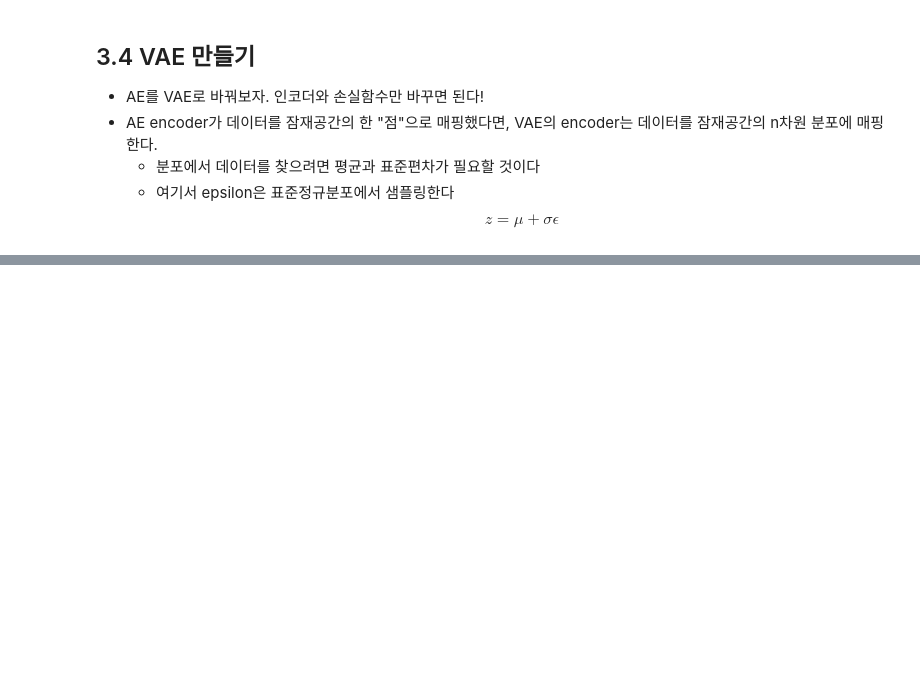
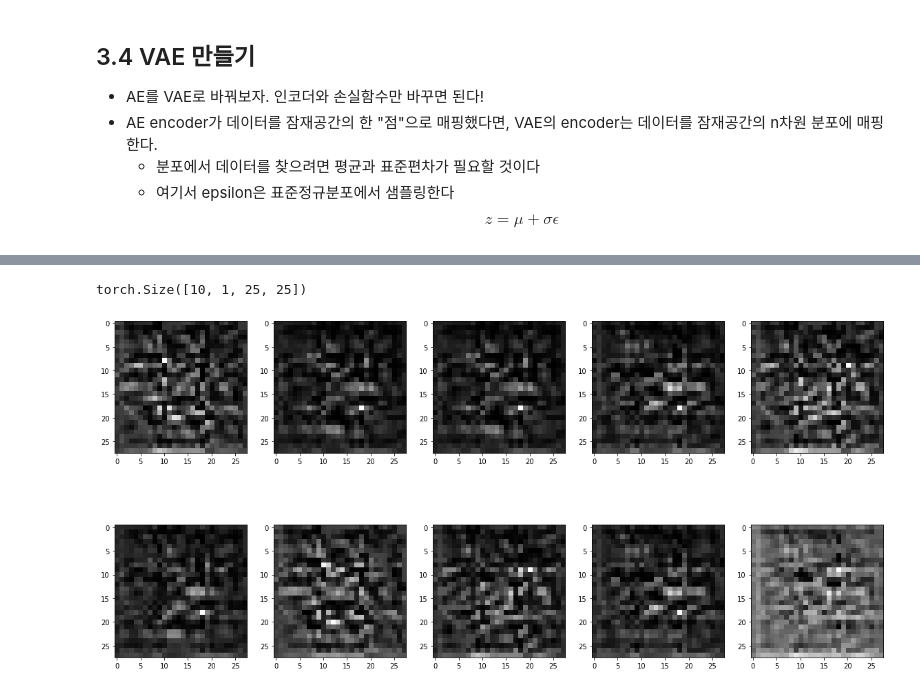
Before and after one commit to HongSungRae/Generative-Deep-Learning-for-Pytorch, a Jupyter notebook: 3장.VAE-변이형 오토인코더.ipynb, the cells around one changed output, grey strips where cells are left out. Cells and saved outputs as stored; diff of their text form; code cells hidden in the pictures; blank space fills up the shorter version.

```diff
--- a/3장.VAE-변이형 오토인코더.ipynb
+++ b/3장.VAE-변이형 오토인코더.ipynb
@@ -375,0 +645,30 @@ $$z=\mu+\sigma\epsilon$$
+# %%
+seed = 99
+
+torch.manual_seed(seed)
+torch.cuda.manual_seed(seed)
+torch.cuda.manual_seed_all(seed)
+
+random_x_coor = torch.rand((10,1))
+random_x_coor = random_x_coor*70 - 30 # scale (-30, 40)
+random_y_coor = torch.rand((10,1))
+random_y_coor = random_y_coor*70 - 30 # scale (-30, 40)
+random_points = torch.cat((random_x_coor, random_y_coor),dim=1)
+# %%
+AE.eval()
+y = VAE.decoder(random_points.cuda())
+y = y.detach().cpu()
+print(y.shape)
+
+resized_y = torch.zeros((10,1,28,28))
+for i in range(10):
+    resized_y[i] = torchvision.transforms.Resize(size=28)(y[i])
+
+plt.figure(figsize=(20,10))
+
+for i in range(10):
+    plt.subplot(2,5,i+1)
+    plt.imshow(resized_y[i].permute(1,2,0), cmap='gray', interpolation='none')
+# %% [output]
+torch.Size([10, 1, 25, 25])
+[figure, added]
```
Also changed, not shown: parts of 18 cells of this notebook.
